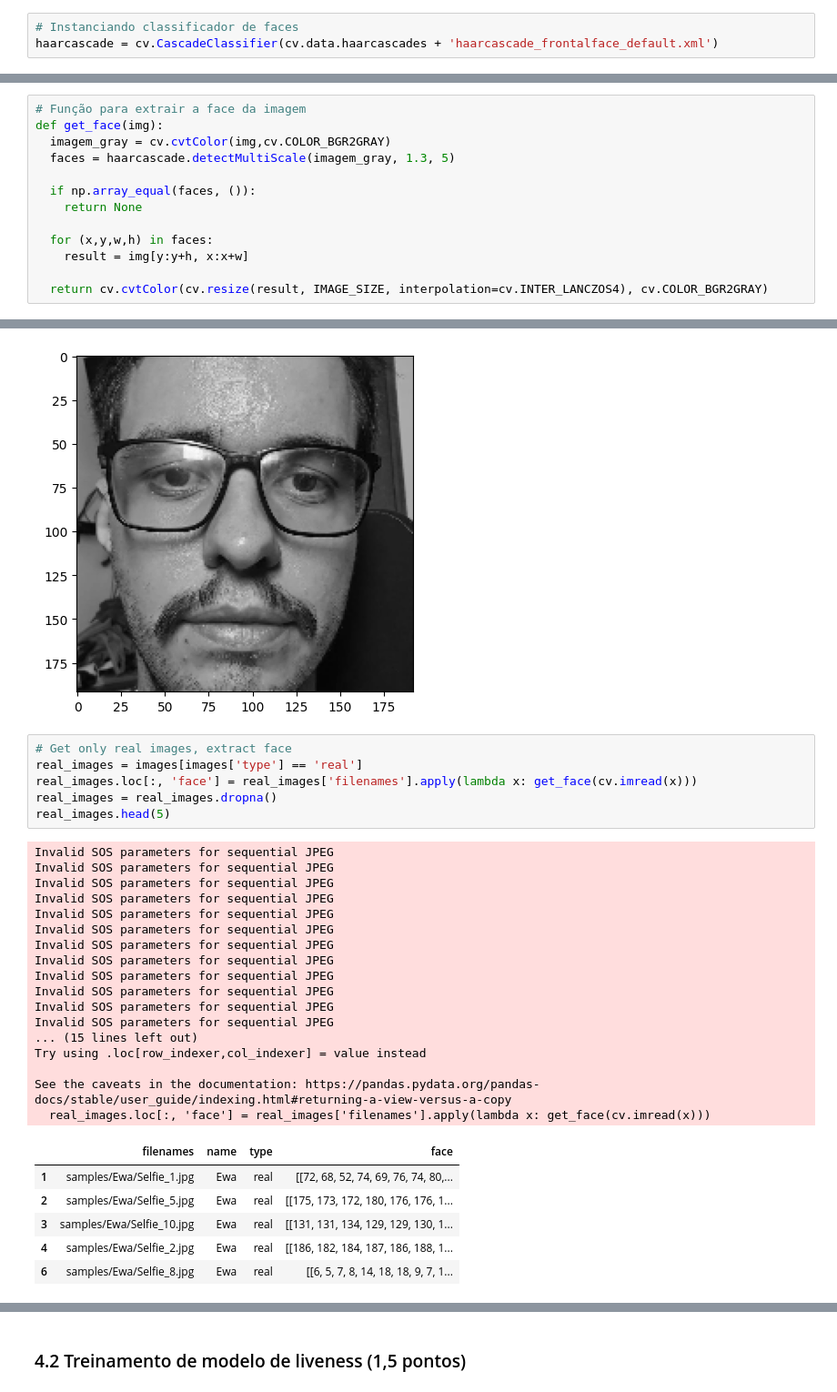
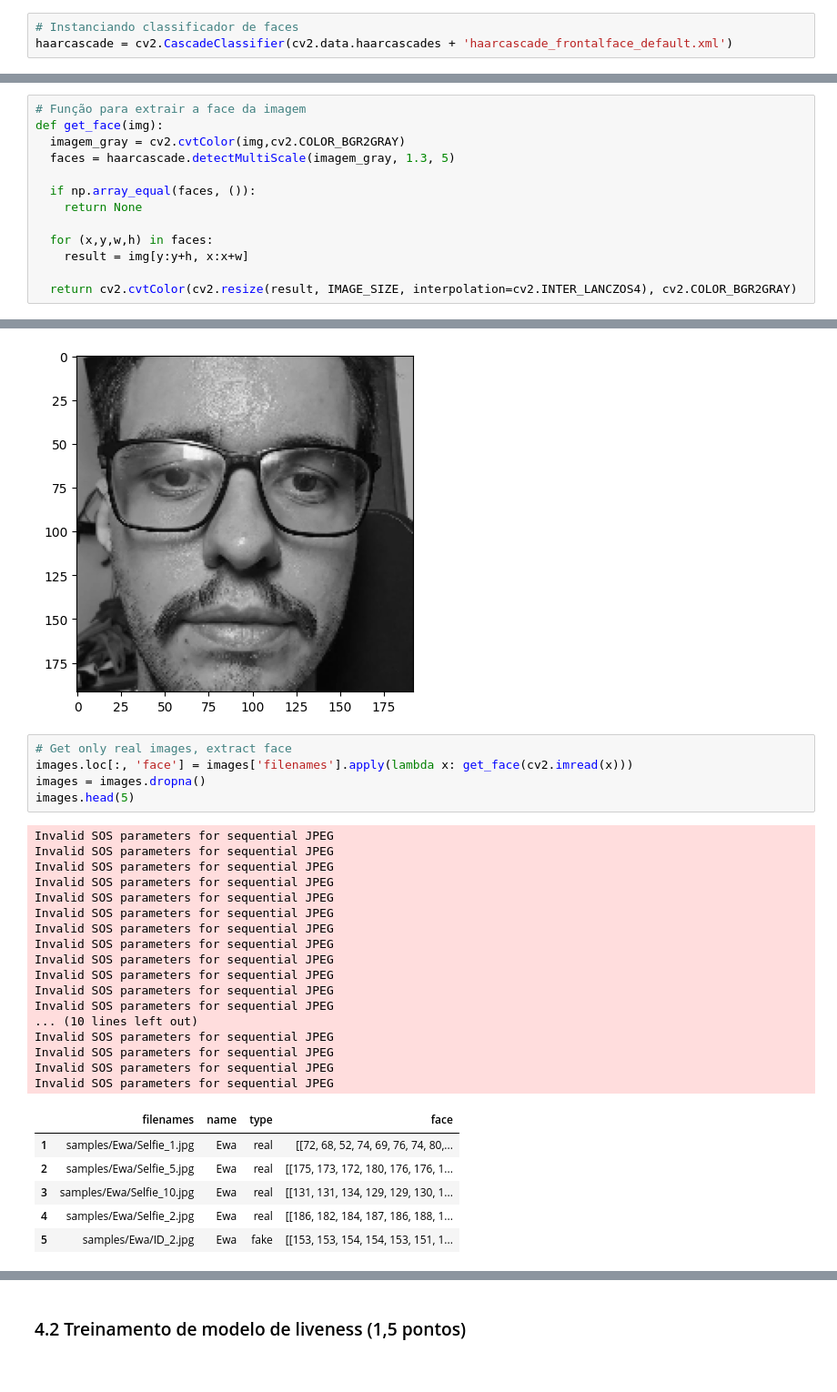
Before and after one commit to MBA-IA-GROUP-A/visao-computacional-detector-liveness, a Jupyter notebook: notebook/deteccao-liveness-notebook.ipynb, the cells around one changed output, grey strips where cells are left out. Shown: that part at 91% size. Saved outputs shown, nothing was run; the diff lists cells and outputs as text.

Commit message:
Finish faces detector

```diff
--- a/notebook/deteccao-liveness-notebook.ipynb
+++ b/notebook/deteccao-liveness-notebook.ipynb
@@ -92,7 +95,7 @@ BATCH_SIZE = 16
 AUTO = tf.data.experimental.AUTOTUNE
 # %%
 # Instanciando classificador de faces
-haarcascade = cv.CascadeClassifier(cv.data.haarcascades + 'haarcascade_frontalface_default.xml')
+haarcascade = cv2.CascadeClassifier(cv2.data.haarcascades + 'haarcascade_frontalface_default.xml')
 # %%
 # Pegando todas as imagens da pasta samples
 images = []
@@ -123,7 +126,7 @@ plt.imshow(imagem)
 # %%
 # Função para extrair a face da imagem
 def get_face(img):
-  imagem_gray = cv.cvtColor(img,cv.COLOR_BGR2GRAY)
+  imagem_gray = cv2.cvtColor(img,cv2.COLOR_BGR2GRAY)
   faces = haarcascade.detectMultiScale(imagem_gray, 1.3, 5)
 
   if np.array_equal(faces, ()):
@@ -132,7 +135,7 @@ def get_face(img):
   for (x,y,w,h) in faces:
     result = img[y:y+h, x:x+w]
 
-  return cv.cvtColor(cv.resize(result, IMAGE_SIZE, interpolation=cv.INTER_LANCZOS4), cv.COLOR_BGR2GRAY)
+  return cv2.cvtColor(cv2.resize(result, IMAGE_SIZE, interpolation=cv2.INTER_LANCZOS4), cv2.COLOR_BGR2GRAY)
 # %%
 # Resultado
 roi = get_face(imagem)
@@ -142,31 +145,30 @@ plt.imshow(roi, cmap="gray")
 [figure]
 # %%
 # Get only real images, extract face
-real_images = images[images['type'] == 'real']
-real_images.loc[:, 'face'] = real_images['filenames'].apply(lambda x: get_face(cv.imread(x)))
-real_images = real_images.dropna()
-real_images.head(5)
+images.loc[:, 'face'] = images['filenames'].apply(lambda x: get_face(cv2.imread(x)))
+images = images.dropna()
+images.head(5)
 # %% [output]
 Invalid SOS parameters for sequential JPEG
 Invalid SOS parameters for sequential JPEG
 Invalid SOS parameters for sequential JPEG
 Invalid SOS parameters for sequential JPEG
 Invalid SOS parameters for sequential JPEG
 Invalid SOS parameters for sequential JPEG
 Invalid SOS parameters for sequential JPEG
 Invalid SOS parameters for sequential JPEG
 Invalid SOS parameters for sequential JPEG
 Invalid SOS parameters for sequential JPEG
 Invalid SOS parameters for sequential JPEG
 Invalid SOS parameters for sequential JPEG
-... (15 lines left out)
-Try using .loc[row_indexer,col_indexer] = value instead
-
-See the caveats in the documentation: https://pandas.pydata.org/pandas-docs/stable/user_guide/indexing.html#returning-a-view-versus-a-copy
-  real_images.loc[:, 'face'] = real_images['filenames'].apply(lambda x: get_face(cv.imread(x)))
+... (10 lines left out)
+Invalid SOS parameters for sequential JPEG
+Invalid SOS parameters for sequential JPEG
+Invalid SOS parameters for sequential JPEG
+Invalid SOS parameters for sequential JPEG
 |  | filenames | name | type | face |
 | 1 | samples/Ewa/Selfie_1.jpg | Ewa | real | [[72, 68, 52, 74, 69, 76, 74, 80,... |
 | 2 | samples/Ewa/Selfie_5.jpg | Ewa | real | [[175, 173, 172, 180, 176, 176, 1... |
 | 3 | samples/Ewa/Selfie_10.jpg | Ewa | real | [[131, 131, 134, 129, 129, 130, 1... |
 | 4 | samples/Ewa/Selfie_2.jpg | Ewa | real | [[186, 182, 184, 187, 186, 188, 1... |
-| 6 | samples/Ewa/Selfie_8.jpg | Ewa | real | [[6, 5, 7, 8, 14, 18, 18, 9, 7, 1... |
+| 5 | samples/Ewa/ID_2.jpg | Ewa | fake | [[153, 153, 154, 154, 153, 151, 1... |
```
Also changed, not shown: parts of 18 cells of this notebook, 3 other files.
